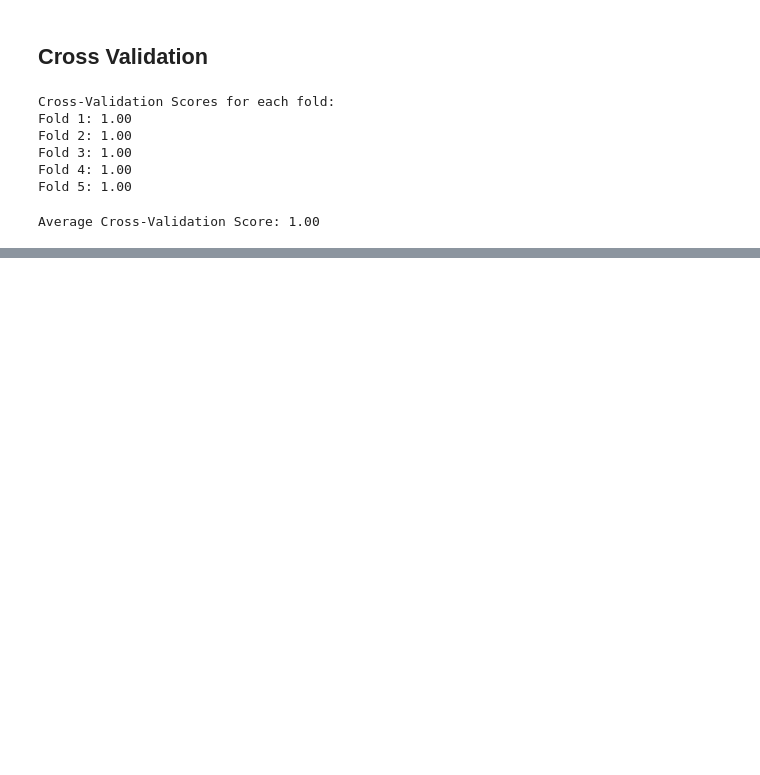
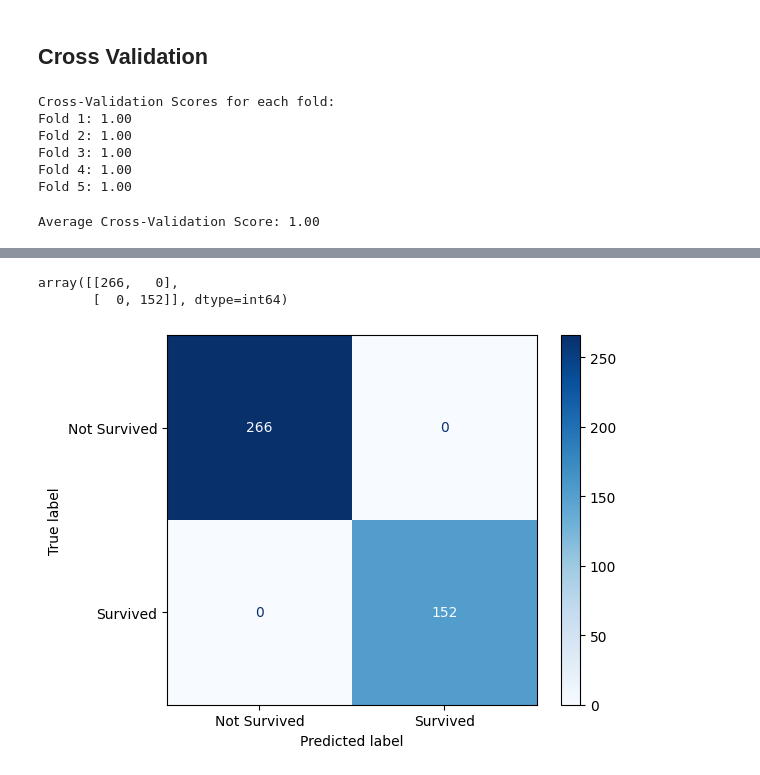
Before and after one commit to zakariaelaoufi/ML-Algorithms, a Jupyter notebook: DecisionTree.ipynb, the cells around one changed output, grey strips where cells are left out. Saved outputs shown, nothing was run; the diff lists cells and outputs as text; code cells hidden in the pictures; blank space fills up the shorter version.

Commit message:
add confusion matrix to all models

```diff
--- a/DecisionTree.ipynb
+++ b/DecisionTree.ipynb
@@ -172,0 +175,22 @@ Average Cross-Validation Score: 1.00
+# %%
+predictions = DTree.predict(X)
+# %%
+en_titanic['Prediction'] = predictions
+# %%
+from sklearn.metrics import confusion_matrix, ConfusionMatrixDisplay
+
+cm = confusion_matrix(en_titanic['Survived'], predictions)
+# %%
+cm
+# %% [output]
+array([[266,   0],
+       [  0, 152]], dtype=int64)
+# %%
+cm_display = ConfusionMatrixDisplay(cm,display_labels=['Not Survived','Survived'])
+# %%
+import matplotlib.pyplot as plt
+
+cm_display.plot(cmap=plt.cm.Blues)
+plt.show()
+# %% [output]
+[figure, added]
```
Also changed, not shown: parts of 1 cell of this notebook, 4 other files.
